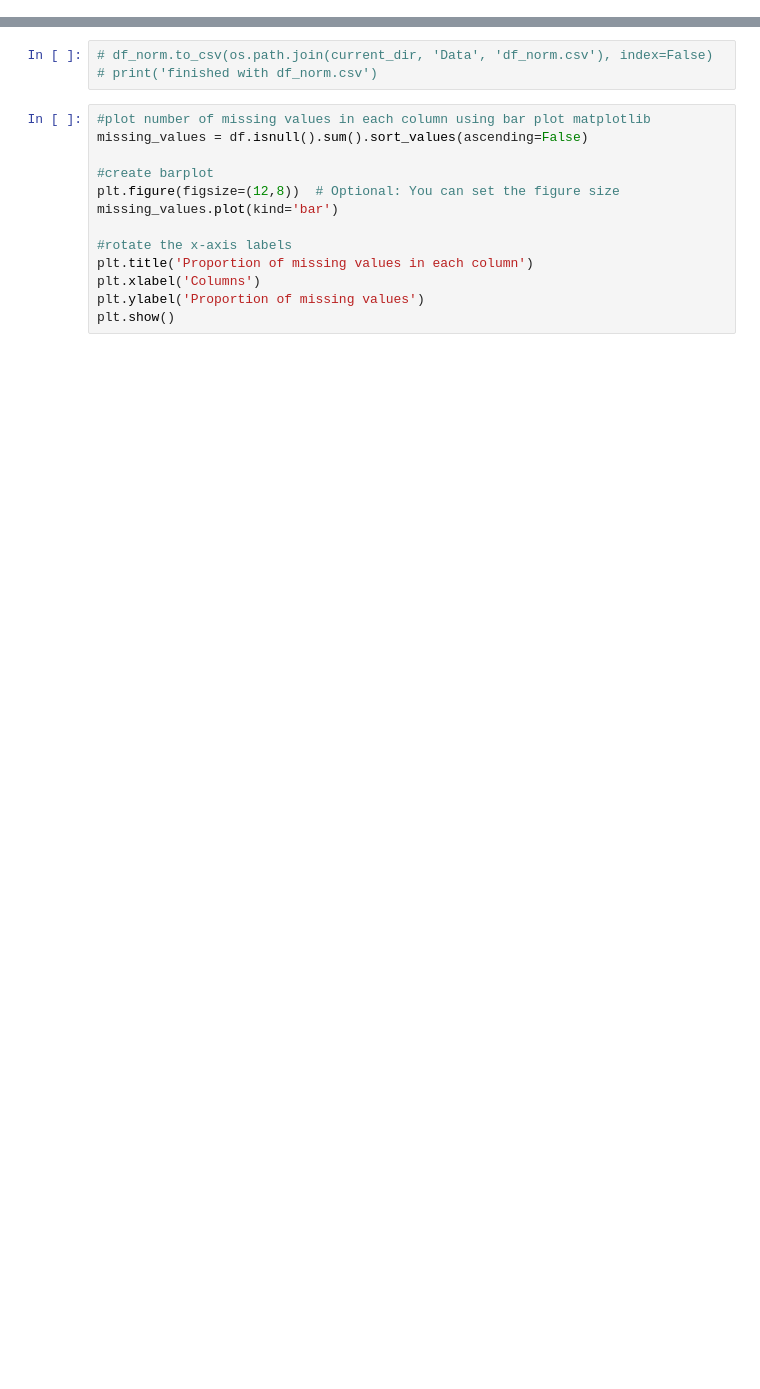
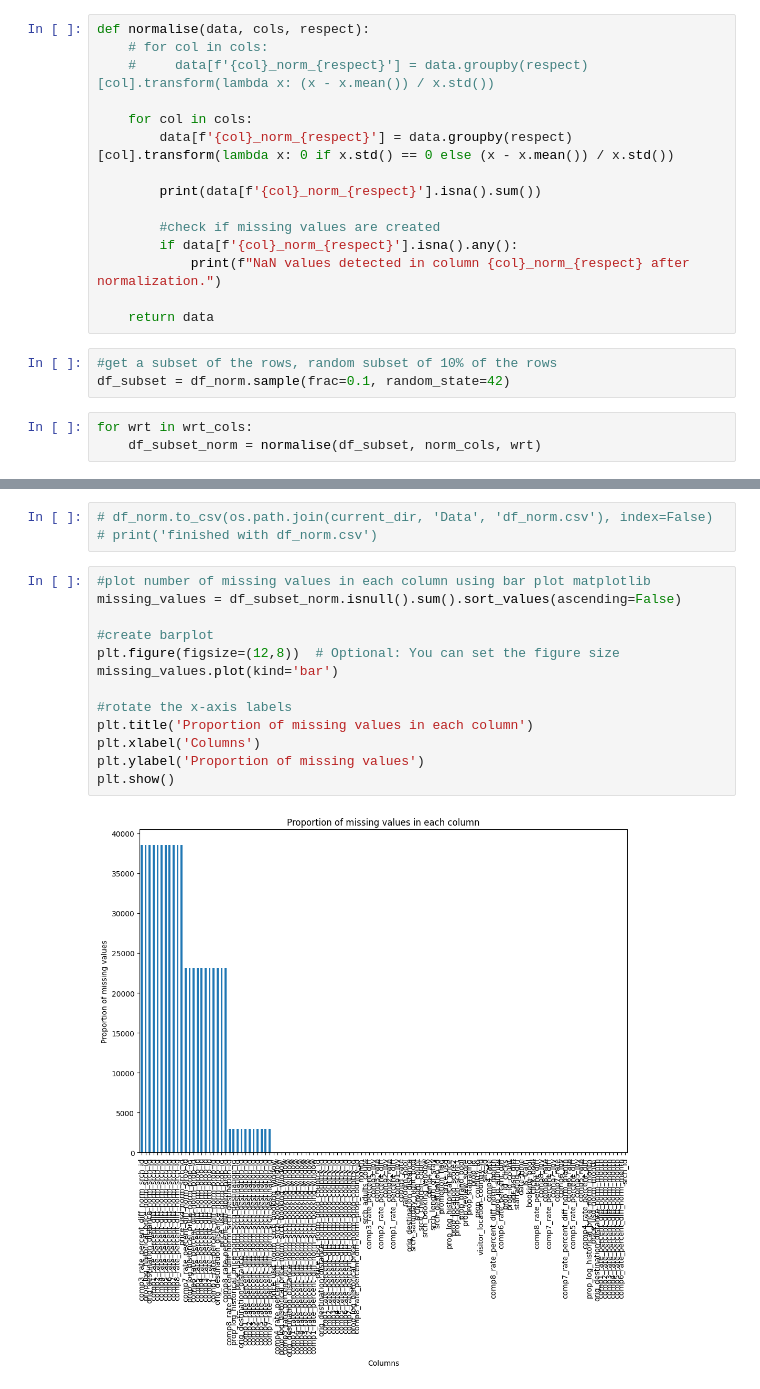
Before and after one commit to jasperlerutte/Data-Mining-2, a Jupyter notebook: feature_engineering/normalisationtest.ipynb, the cells around one changed output, grey strips where cells are left out. Cells and saved outputs as stored; diff of their text form; blank space fills up the shorter version.

```diff
--- a/feature_engineering/normalisationtest.ipynb
+++ b/feature_engineering/normalisationtest.ipynb
@@ -74,0 +187,21 @@ for wrt in wrt_cols:
+# %%
+def normalise(data, cols, respect):
+    # for col in cols:
+    #     data[f'{col}_norm_{respect}'] = data.groupby(respect)[col].transform(lambda x: (x - x.mean()) / x.std())
+
+    for col in cols:
+        data[f'{col}_norm_{respect}'] = data.groupby(respect)[col].transform(lambda x: 0 if x.std() == 0 else (x - x.mean()) / x.std())
+
+        print(data[f'{col}_norm_{respect}'].isna().sum())
+
+        #check if missing values are created
+        if data[f'{col}_norm_{respect}'].isna().any():
+            print(f"NaN values detected in column {col}_norm_{respect} after normalization.")
+
+    return data
+# %%
+#get a subset of the rows, random subset of 10% of the rows
+df_subset = df_norm.sample(frac=0.1, random_state=42)
+# %%
+for wrt in wrt_cols:
+    df_subset_norm = normalise(df_subset, norm_cols, wrt)
@@ -77,14 +230,16 @@ for wrt in wrt_cols:
 # print('finished with df_norm.csv')
 # %%
 #plot number of missing values in each column using bar plot matplotlib
-missing_values = df.isnull().sum().sort_values(ascending=False)
+missing_values = df_subset_norm.isnull().sum().sort_values(ascending=False)
 
 #create barplot
 plt.figure(figsize=(12,8))  # Optional: You can set the figure size
 missing_values.plot(kind='bar')
 
 #rotate the x-axis labels
 plt.title('Proportion of missing values in each column')
 plt.xlabel('Columns')
 plt.ylabel('Proportion of missing values')
 plt.show()
+# %% [output]
+[figure, added]
```
Also changed, not shown: parts of 19 cells of this notebook, 15 other files.
